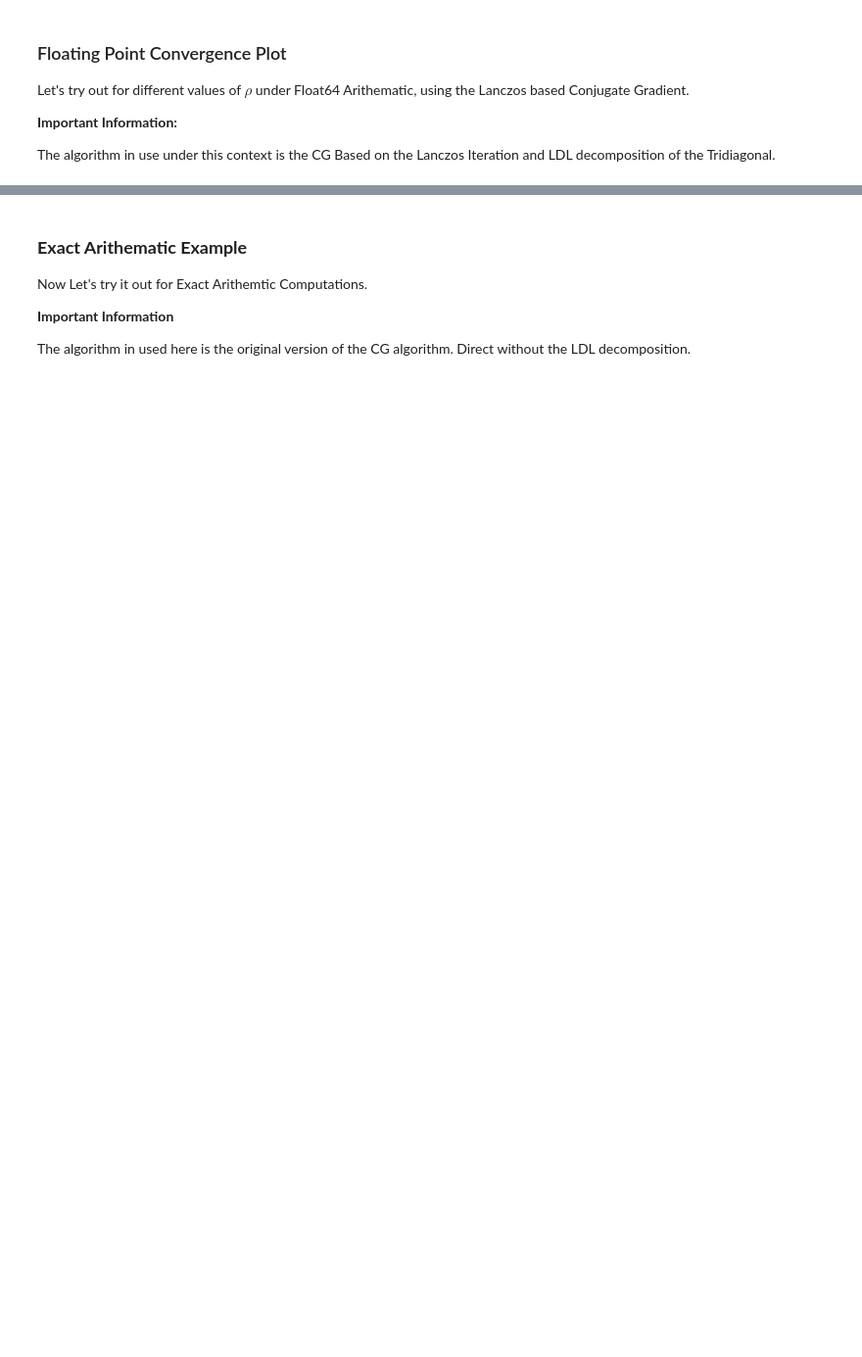
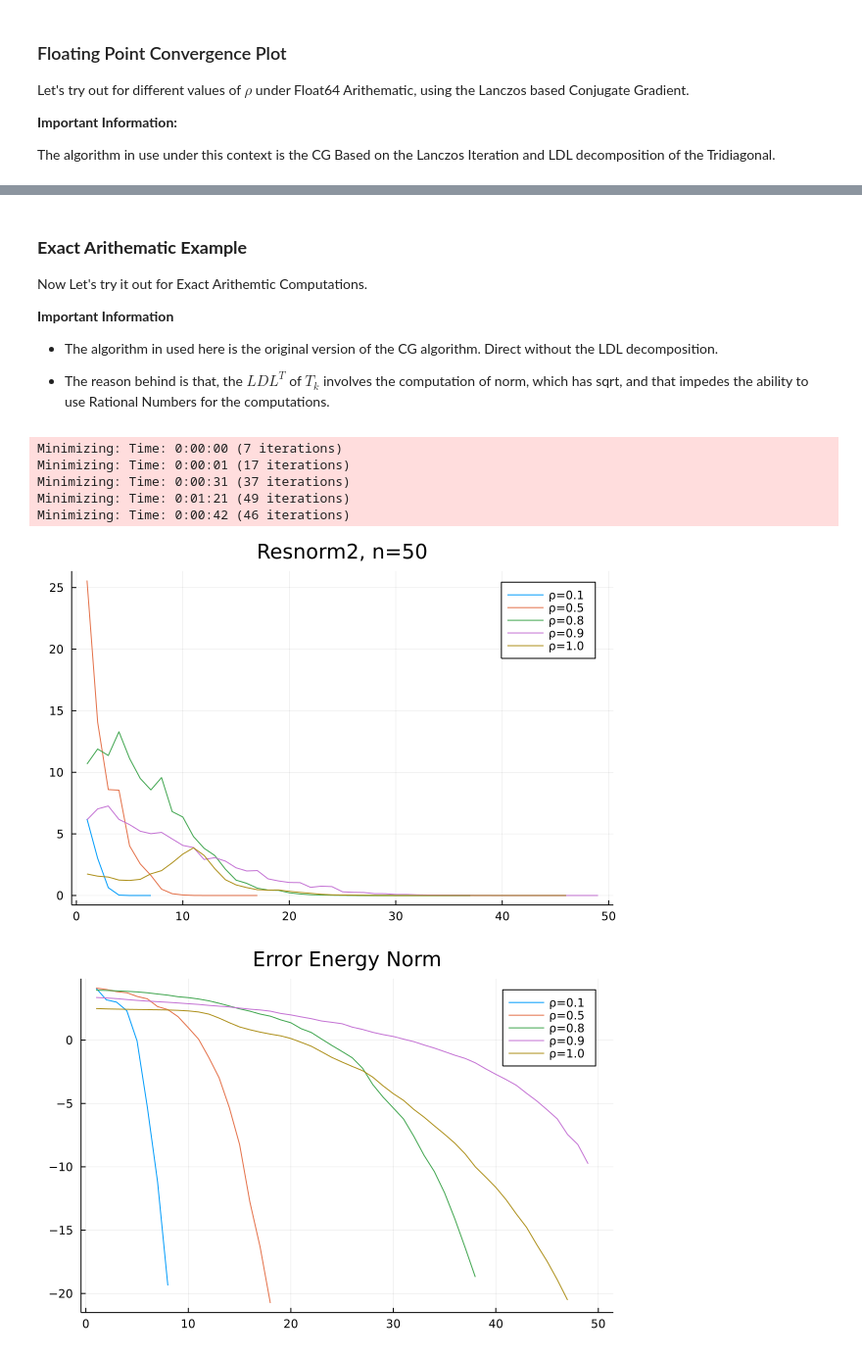
Before and after one commit to iluvjava/Silly_Julia_stuff, a Jupyter notebook: Subspace_Projection_Method/CG_Convergence.ipynb, the cells around one changed output, grey strips where cells are left out. Shown: that part at 98% size. Drawn from its saved outputs; the diff is of its cells as text; code cells hidden in the pictures; blank space fills up the shorter version.

Commit message:
sqrt in lanczos prevents rational arithmetic, auto casted into BigFloats by Julia

```diff
--- a/Subspace_Projection_Method/CG_Convergence.ipynb
+++ b/Subspace_Projection_Method/CG_Convergence.ipynb
@@ -61,26 +68,36 @@ Now Let's try it out for Exact Arithemtic Computations.
 
 **Important Information**
 
-The algorithm in used here is the original version of the CG algorithm. Direct without the LDL decomposition.
+* The algorithm in used here is the original version of the CG algorithm. Direct without the LDL decomposition.
+
+* The reason behind is that, the $LDL^T$ of $T_k$ involves the computation of norm, which has sqrt, and that impedes the ability to use Rational Numbers for the computations.
 # %%
 n = 50
 fig1 = plot(title="Resnorm2, n=$(n)")
 fig2 = plot(title="Error Energy Norm")
 
 for ρ = [0.1, 0.5, 0.8, 0.9, 1]
     A = GetNastyPSDMatrix(ρ, n)  # A random matrix
     b = rand(size(A, 2))
     A = convert(Matrix{Rational{BigInt}}, A)
     b = convert(Vector{Rational{BigInt}}, b)
     cg, Guesses, ResNorm = RunCGTillEnd(
         A, b,
         maxitr=2000,
         epsilon=1e-10,
         cg_implementation=Sproj.IterativeCGOriginal
     )
     plot!(fig1, ResNorm, label="ρ=$(ρ)")
-    @info "The Resnorm is: \n $(ResNorm)"
     plot!(fig2, EnergyErrorNorm(A, b, Guesses) .|> log10.|> InfNan2Zero, label="ρ=$(ρ)")
 
 end
-plot(fig1, fig2, layout=(2, 1), size=(800, 800))
+display(fig1)
+display(fig2)
+# %% [output]
+Minimizing: Time: 0:00:00 (7 iterations)
+Minimizing: Time: 0:00:01 (17 iterations)
+Minimizing: Time: 0:00:31 (37 iterations)
+Minimizing: Time: 0:01:21 (49 iterations)
+Minimizing: Time: 0:00:42 (46 iterations)
+[figure, added]
+[figure, added]
```
Also changed, not shown: parts of 4 cells of this notebook, 4 other files.
